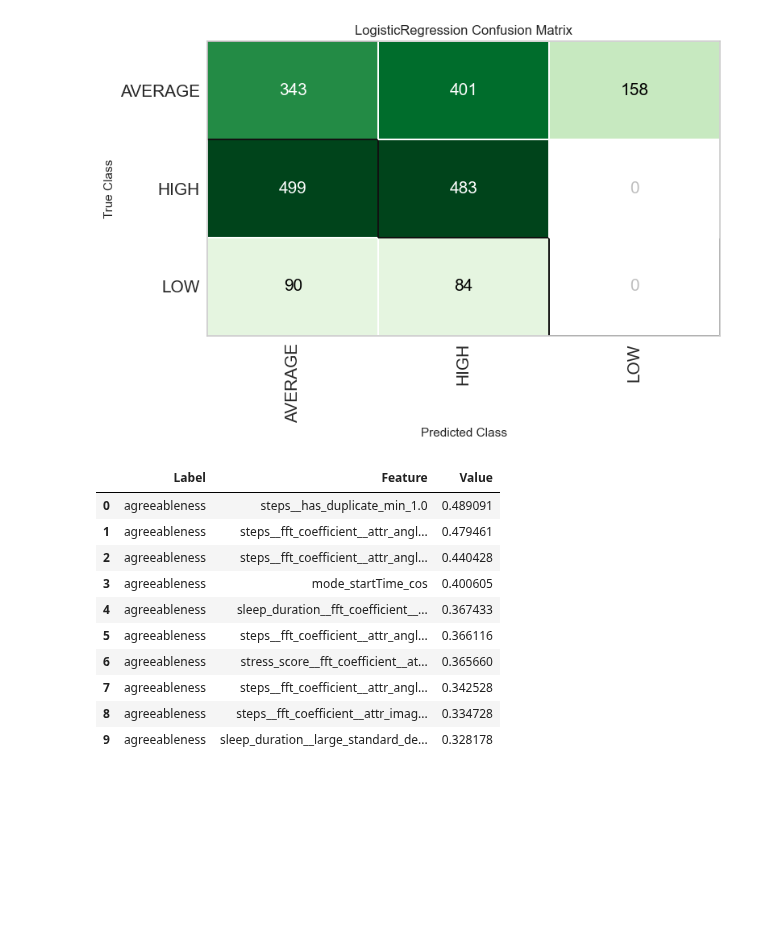
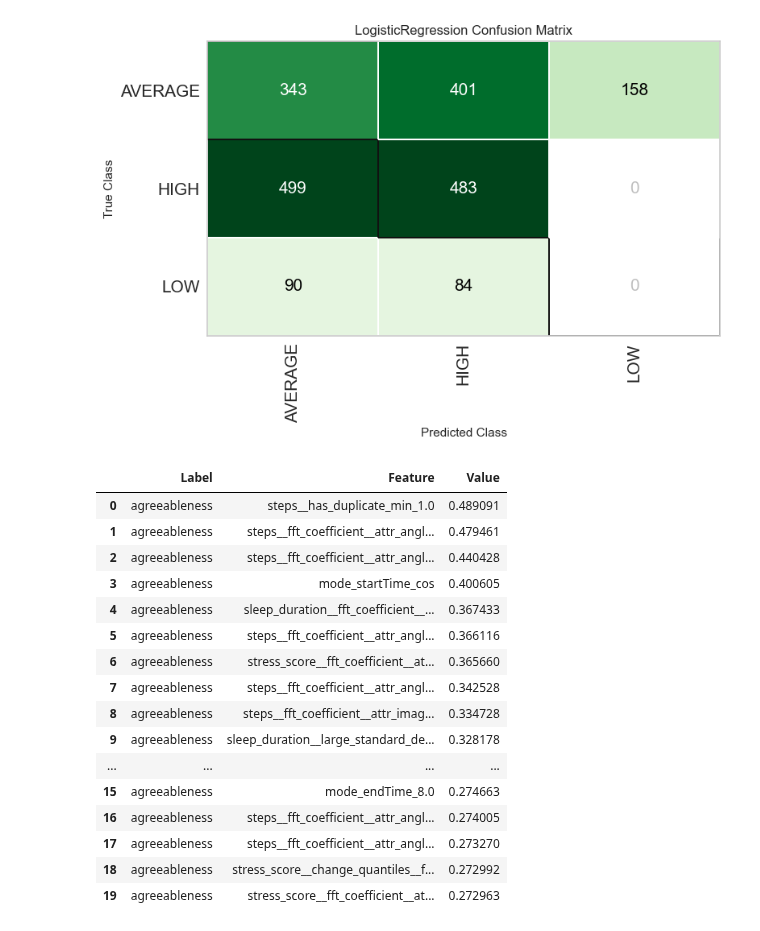
Before and after one commit to kcristinaa/RAIS-miniproject, a Jupyter notebook: notebooks_ml_models/predict_agreeableness.ipynb, the cells around one changed output. Saved outputs shown, nothing was run; the diff lists cells and outputs as text; code cells hidden in the pictures; blank space fills up the shorter version.

```diff
--- a/notebooks_ml_models/predict_agreeableness.ipynb
+++ b/notebooks_ml_models/predict_agreeableness.ipynb
@@ -249,21 +319,27 @@ plot_model(tuned_lr, plot = 'confusion_matrix')
 d=pd.DataFrame({'Feature': get_config('X_train').columns, 'Value' : abs(tuned_lr.coef_[0])}).sort_values(by='Value', ascending=False)
 # %%
 d.reset_index(inplace=True)
-d=d.head(10)
+d=d.head(20)
 d = d.drop(columns='index')
 d['Label'] = 'agreeableness'
 d = d[['Label', 'Feature', 'Value']]
 d.to_pickle('../data/feature_importances/agreeableness.pkl')
 d
 # %% [output]
 |  | Label | Feature | Value |
 | 0 | agreeableness | steps__has_duplicate_min_1.0 | 0.489091 |
 | 1 | agreeableness | steps__fft_coefficient__attr_angl... | 0.479461 |
 | 2 | agreeableness | steps__fft_coefficient__attr_angl... | 0.440428 |
 | 3 | agreeableness | mode_startTime_cos | 0.400605 |
 | 4 | agreeableness | sleep_duration__fft_coefficient__... | 0.367433 |
 | 5 | agreeableness | steps__fft_coefficient__attr_angl... | 0.366116 |
 | 6 | agreeableness | stress_score__fft_coefficient__at... | 0.365660 |
 | 7 | agreeableness | steps__fft_coefficient__attr_angl... | 0.342528 |
 | 8 | agreeableness | steps__fft_coefficient__attr_imag... | 0.334728 |
 | 9 | agreeableness | sleep_duration__large_standard_de... | 0.328178 |
+| ... | ... | ... | ... |
+| 15 | agreeableness | mode_endTime_8.0 | 0.274663 |
+| 16 | agreeableness | steps__fft_coefficient__attr_angl... | 0.274005 |
+| 17 | agreeableness | steps__fft_coefficient__attr_angl... | 0.273270 |
+| 18 | agreeableness | stress_score__change_quantiles__f... | 0.272992 |
+| 19 | agreeableness | stress_score__fft_coefficient__at... | 0.272963 |
```
Also changed, not shown: parts of 6 cells of this notebook, 48 other files.
